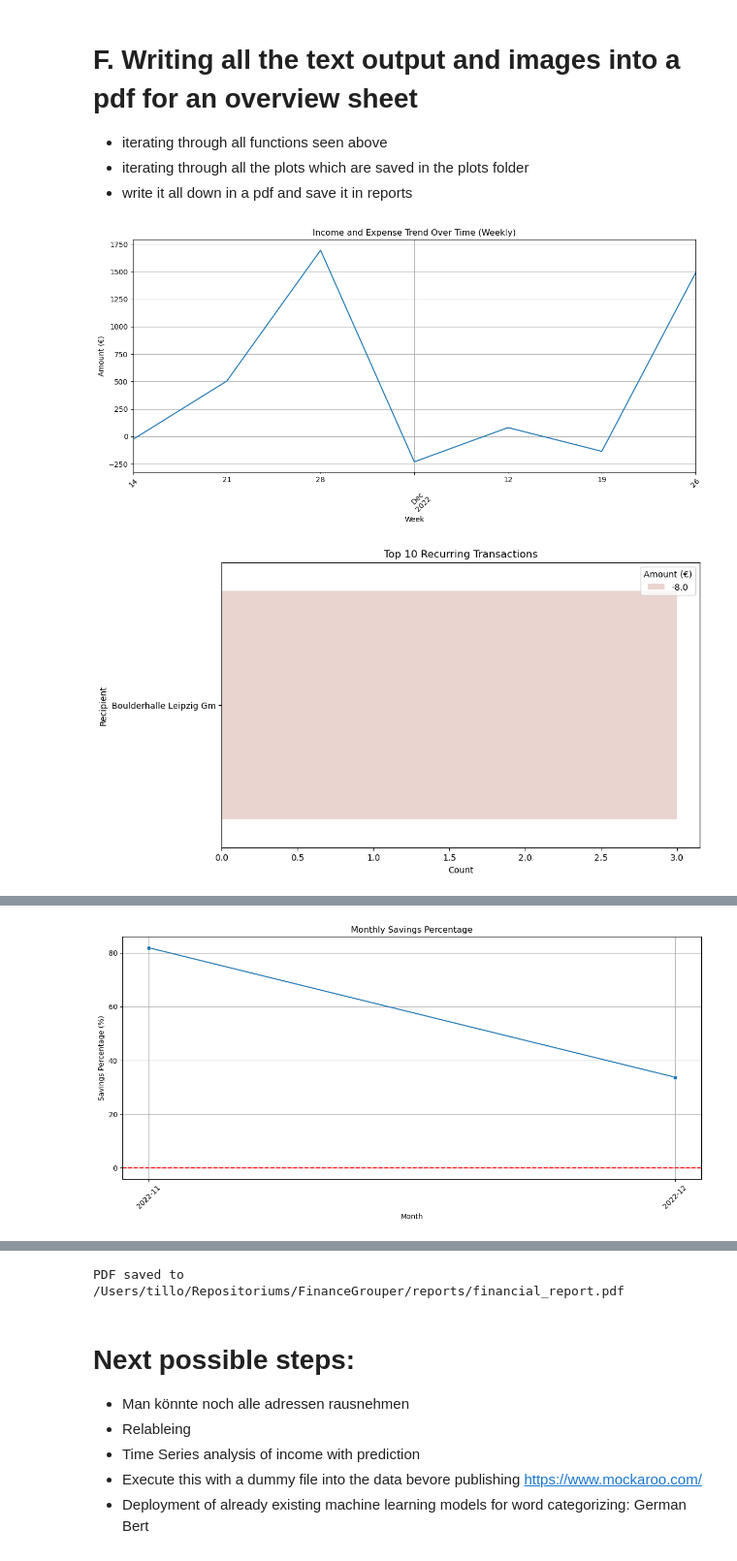
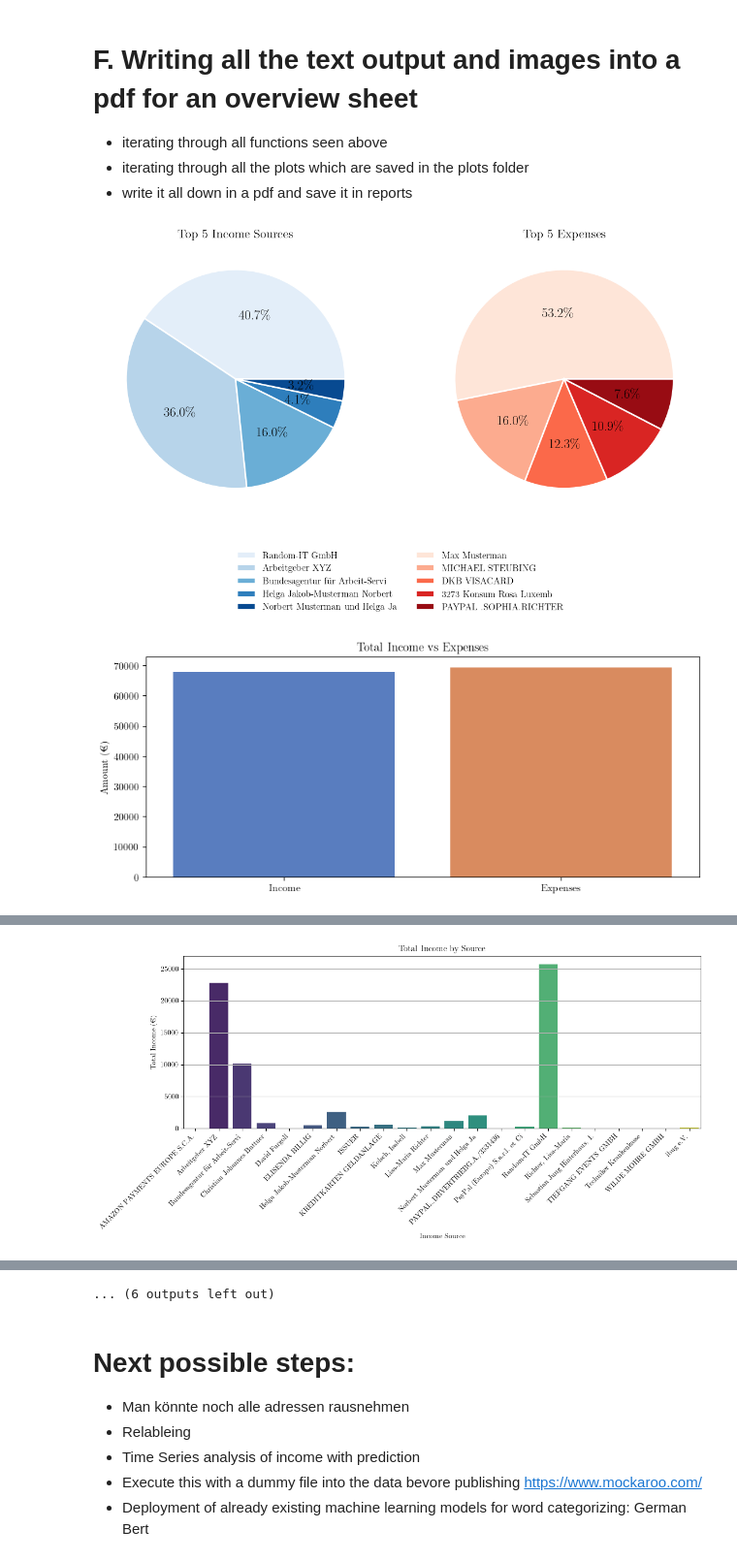
Before and after one commit to TilloStralka/FinanceGrouper, a Jupyter notebook: notebooks/FinanceTool.ipynb, the cells around one changed output, grey strips where cells are left out. Shown at 97% size. Cells and saved outputs as stored; diff of their text form; code cells hidden in the pictures.

```diff
--- a/notebooks/FinanceTool.ipynb
+++ b/notebooks/FinanceTool.ipynb
@@ -533,0 +366,17 @@ df.head(50)
+# %%
+# Ensure that the 'Verwendungszweck' column only contains strings
+df["Verwendungszweck"] = df["Verwendungszweck"].astype(str)
+# Optionally, you can replace any "None" or other non-string values with an empty string or some other placeholder
+df["Verwendungszweck"] = df["Verwendungszweck"].fillna('')
+
+# Apply categorization to the DataFrame based on various columns
+df["Category1"] = df["Description_English"].apply(categorize_transaction)
+df["Category2"] = df["Zahlungspflichtige*r"].apply(categorize_transaction)
+df["Category3"] = df["Zahlungsempfänger*in"].apply(categorize_transaction)
+df["Category4"] = df["Verwendungszweck"].apply(categorize_transaction)
+
+# Determine the final category based on the four intermediate categories
+df['Category'] = df.apply(determine_final_category, axis=1)
+
+# Remove the intermediate category columns to clean up the DataFrame
+df = df.drop(columns=['Category1', 'Category2', 'Category3', 'Category4'])
@@ -534,6 +404,6 @@ df.head(50)
 # %%
 # Function to shorten all strings in the df to below 30 letters
 # Default is set to 30 in the function, if none is given
-df = truncate_strings_in_dataframe(df, max_length=50)
+df = truncate_strings_in_dataframe(df, max_length=30)
 # %%
 inspect_data(df)
@@ -803,35 +671,45 @@ saved_path = plot_expenses_violin(df, plots_path)
 - iterating through all the plots which are saved in the plots folder
 - write it all down in a pdf and save it in reports
 # %%
-
 # Main programm for the pdf generation
 # Separate functions will be called and the output (text and plots)
-# Will be placed in the summary pdf
+# will be placed in the summary pdf
 if __name__ == "__main__":
-    text_functions = [
-        lambda: basic_analysis(df),
-        lambda: average_monthly_stats(df),
-        lambda: analyze_by_category(df),
-        lambda: text_recurring_transactions(recurring_summary),
-        #lambda: expense_income_ratio(df),
-        #lambda: expenses_by_recipient(df),
-        #lambda: detect_outliers(df)
+    plot_functions_1 = [
+        ("Largest Expenses vs Income", lambda: plot_largest_expenses_income(df, plots_path)),
+        ("Total Income vs Expenses", lambda: plot_total_income_expenses(df, plots_path)),
+        ("Income by Source", lambda: income_by_source(df, plots_path)),
     ]
-    plot_functions = [
-        lambda: income_expense_trend(df, plots_path),
-        lambda: plot_recurring_summary(recurring_summary, plots_path),
-        lambda: savings_percentage(df, plots_path),
-        lambda: cash_flow_volatility(df, plots_path),
-        lambda: income_by_source(df, plots_path),
-        lambda: plot_total_income_expenses(df, plots_path),
-        lambda: plot_monthly_savings(df, plots_path),
-        lambda: plot_largest_expenses_income(df, plots_path),
-        lambda: plot_transaction_distribution(df, plots_path),
-        lambda: plot_monthly_income_vs_expenses(df, plots_path)
+    text_functions_1 = [
+        ("Basic Analysis", lambda: basic_analysis(df)),
+        ("Average Monthly Stats", lambda: average_monthly_stats(df)),
+        ("Analyze by Category", lambda: analyze_by_category(df)),
+        ("Recurring Transactions Summary", lambda: text_recurring_transactions(recurring_summary)),
+        ("Expense to Income Ratio", lambda: expense_income_ratio(df)),
     ]
+    plot_functions_2 = [
+        ("Expenses Barplot", lambda: plot_expenses_barplot(df, plots_path)),
+        ("Expenses Violin Plot", lambda: plot_expenses_violin(df, plots_path)),
+        ("Expenses Barplot Percent", lambda: plot_expenses_barplot_percent(df, plots_path)),
+        ("Cash Flow Volatility", lambda: cash_flow_volatility(df, plots_path)),
+        ("Income Expense Trend", lambda: income_expense_trend(df, plots_path)),
+        ("Recurring Summary", lambda: plot_recurring_summary(recurring_summary, plots_path)),
+        ("Savings Percentage", lambda: savings_percentage(df, plots_path)),
+        ("Monthly Savings", lambda: plot_monthly_savings(df, plots_path)),
+        ("Transaction Distribution", lambda: plot_transaction_distribution(df, plots_path)),
+        ("Monthly Income vs Expenses", lambda: plot_monthly_income_vs_expenses(df, plots_path)),
+    ]
+    text_functions_2 = [
+        ("Detect Outliers", lambda: detect_outliers(df)),
+        ("Expenses by Recipient", lambda: expenses_by_recipient(df))
+    ]
+
+    # Combine the functions from both sets
+    plot_functions = plot_functions_1 + plot_functions_2
+    text_functions = text_functions_1 + text_functions_2
 
     output_pdf_path = os.path.join(report_path, "financial_report.pdf")
     save_to_pdf(text_functions, plot_functions, output_pdf_path)
 # %% [output]
-[figure, old version]
+[figure, new version]
-[figure, old version]
+[figure, new version]
@@ -838 +733 @@ if __name__ == "__main__":
-[figure, old version]
+[figure, new version]
@@ -846,4 +781,4 @@ if __name__ == "__main__":
-PDF saved to /Users/tillo/Repositoriums/FinanceGrouper/reports/financial_report.pdf
+... (6 outputs left out)
 # %% [markdown]
 # Next possible steps:
 + Man könnte noch alle adressen rausnehmen
```
Also changed, not shown: parts of 51 cells of this notebook, 8 other files.
